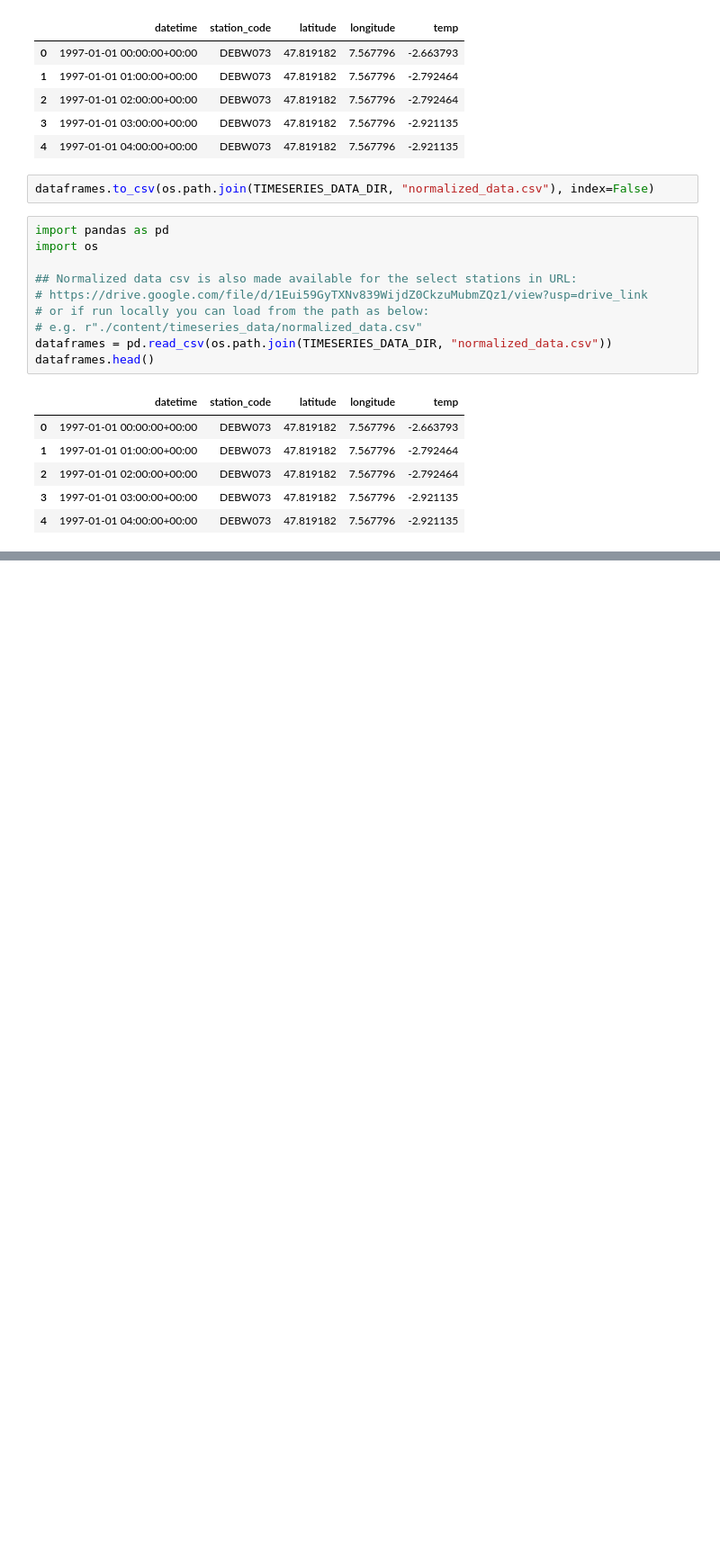
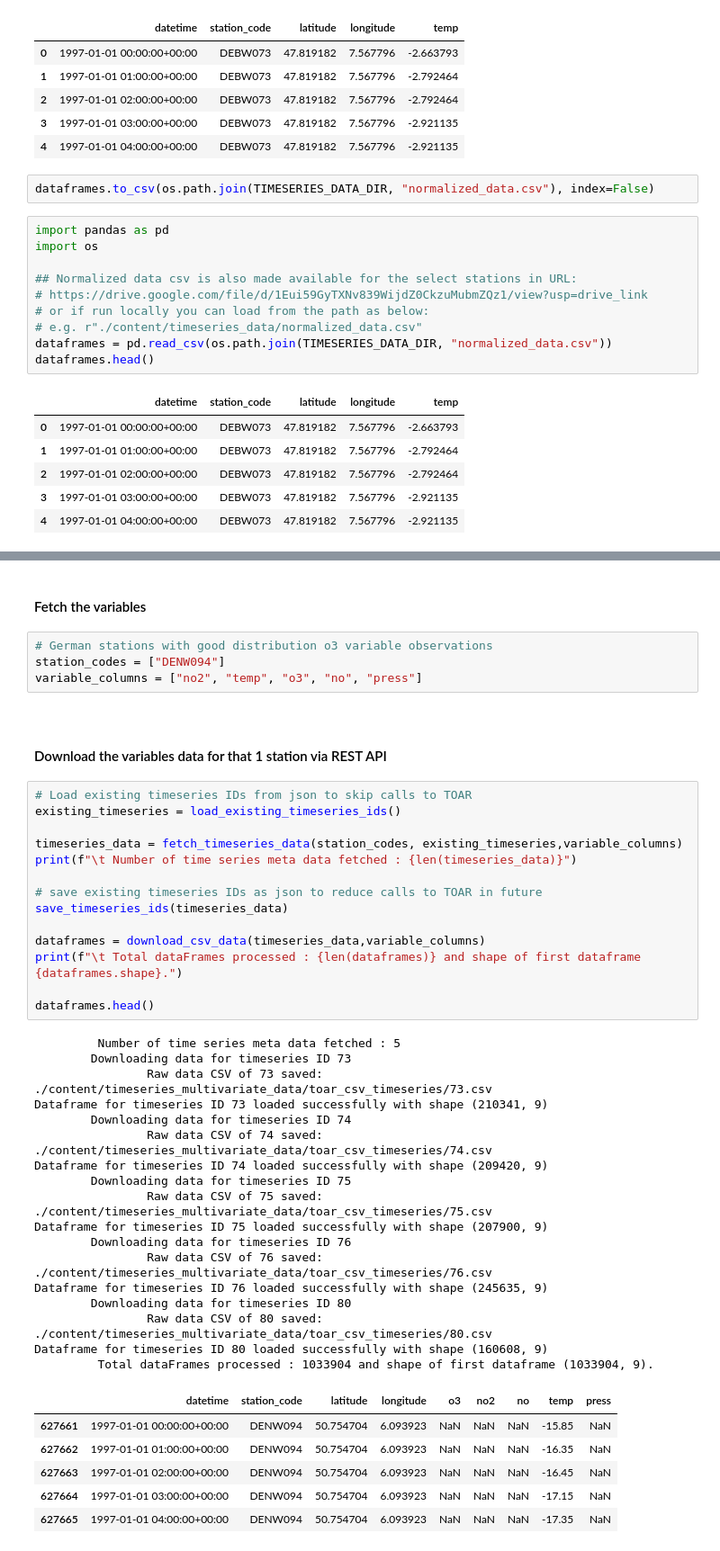
Before and after one commit to pvw98/homework1, a Jupyter notebook: time_series_forecasting/1_Download_Preprocess_data.ipynb, the cells around one changed output, grey strips where cells are left out. Shown at 90% size. Cells and saved outputs as stored; diff of their text form; blank space fills up the shorter version.

Commit message:
Added multi-variate downloading and preliminary analysis

```diff
--- a/time_series_forecasting/1_Download_Preprocess_data.ipynb
+++ b/time_series_forecasting/1_Download_Preprocess_data.ipynb
@@ -449,0 +470,48 @@ dataframes.head()
+# %% [markdown]
+#### Fetch the variables
+# %%
+# German stations with good distribution o3 variable observations
+station_codes = ["DENW094"]
+variable_columns = ["no2", "temp", "o3", "no", "press"]
+# %% [markdown]
+</details>
+# %% [markdown]
+#### Download the variables data for that 1 station via REST API
+# %%
+# Load existing timeseries IDs from json to skip calls to TOAR
+existing_timeseries = load_existing_timeseries_ids()
+
+timeseries_data = fetch_timeseries_data(station_codes, existing_timeseries,variable_columns)
+print(f"\t Number of time series meta data fetched : {len(timeseries_data)}")
+
+# save existing timeseries IDs as json to reduce calls to TOAR in future
+save_timeseries_ids(timeseries_data)
+
+dataframes = download_csv_data(timeseries_data,variable_columns)
+print(f"\t Total dataFrames processed : {len(dataframes)} and shape of first dataframe {dataframes.shape}.")
+
+dataframes.head()
+# %% [output]
+         Number of time series meta data fetched : 5
+        Downloading data for timeseries ID 73
+                Raw data CSV of 73 saved: ./content/timeseries_multivariate_data/toar_csv_timeseries/73.csv
+Dataframe for timeseries ID 73 loaded successfully with shape (210341, 9)
+        Downloading data for timeseries ID 74
+                Raw data CSV of 74 saved: ./content/timeseries_multivariate_data/toar_csv_timeseries/74.csv
+Dataframe for timeseries ID 74 loaded successfully with shape (209420, 9)
+        Downloading data for timeseries ID 75
+                Raw data CSV of 75 saved: ./content/timeseries_multivariate_data/toar_csv_timeseries/75.csv
+Dataframe for timeseries ID 75 loaded successfully with shape (207900, 9)
+        Downloading data for timeseries ID 76
+                Raw data CSV of 76 saved: ./content/timeseries_multivariate_data/toar_csv_timeseries/76.csv
+Dataframe for timeseries ID 76 loaded successfully with shape (245635, 9)
+        Downloading data for timeseries ID 80
+                Raw data CSV of 80 saved: ./content/timeseries_multivariate_data/toar_csv_timeseries/80.csv
+Dataframe for timeseries ID 80 loaded successfully with shape (160608, 9)
+         Total dataFrames processed : 1033904 and shape of first dataframe (1033904, 9).
+|  | datetime | station_code | latitude | longitude | o3 | no2 | no | temp | press |
+| 627661 | 1997-01-01 00:00:00+00:00 | DENW094 | 50.754704 | 6.093923 | NaN | NaN | NaN | -15.85 | NaN |
+| 627662 | 1997-01-01 01:00:00+00:00 | DENW094 | 50.754704 | 6.093923 | NaN | NaN | NaN | -16.35 | NaN |
+| 627663 | 1997-01-01 02:00:00+00:00 | DENW094 | 50.754704 | 6.093923 | NaN | NaN | NaN | -16.45 | NaN |
+| 627664 | 1997-01-01 03:00:00+00:00 | DENW094 | 50.754704 | 6.093923 | NaN | NaN | NaN | -17.15 | NaN |
+| 627665 | 1997-01-01 04:00:00+00:00 | DENW094 | 50.754704 | 6.093923 | NaN | NaN | NaN | -17.35 | NaN |
```
Also changed, not shown: parts of 21 cells of this notebook, 2 other files.
